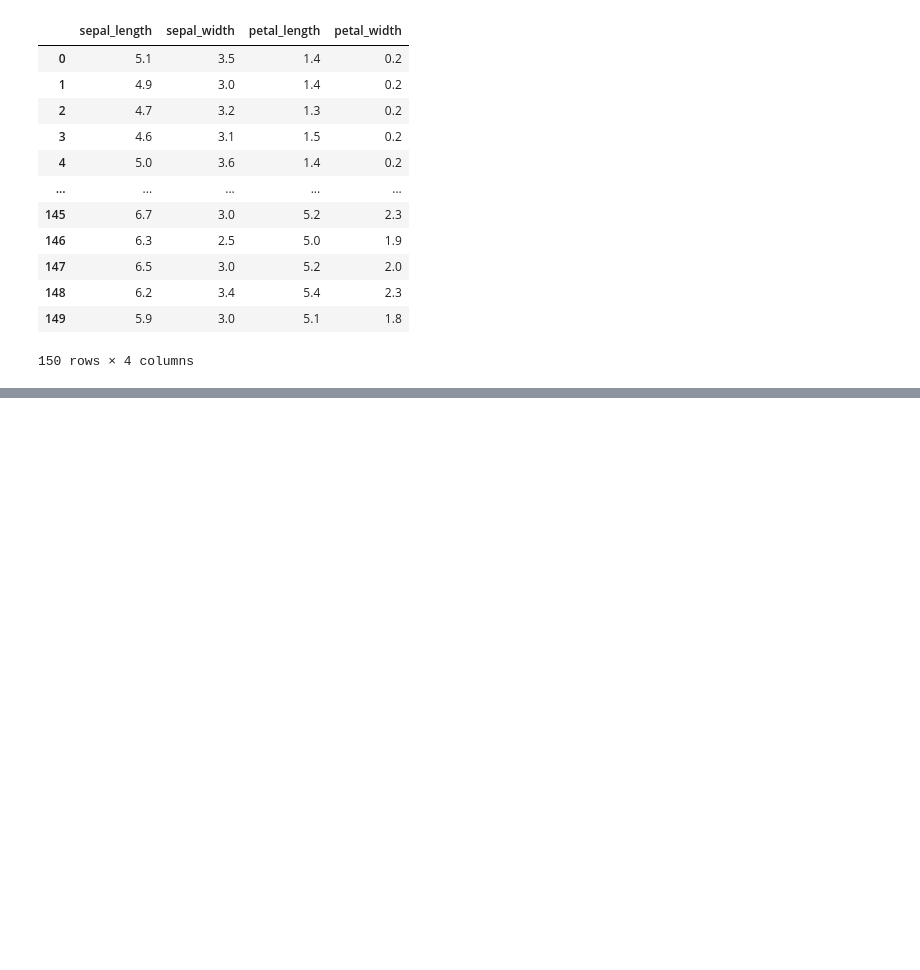
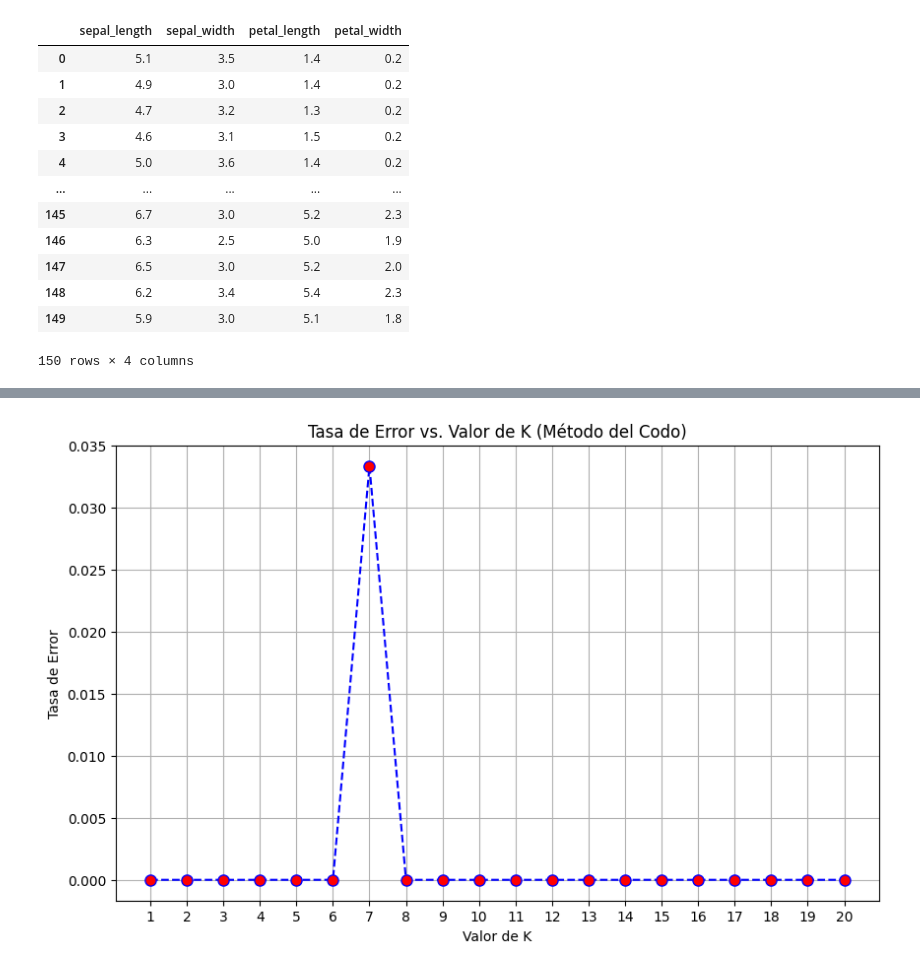
Before and after one commit to Jpablo179804/MineriaDatos, a Jupyter notebook: MineriaDatos.ipynb, the cells around one changed output, grey strips where cells are left out. Drawn from its saved outputs; the diff is of its cells as text; code cells hidden in the pictures; blank space fills up the shorter version.

```diff
--- a/MineriaDatos.ipynb
+++ b/MineriaDatos.ipynb
@@ -4889,0 +4950,18 @@ X
+# %%
+def distancia_manhattan(p1, p2):
+    return abs(p1[0]-p2[0]) + abs(p1[1]-p2[1])
+
+X = [(1,1), (2,3), (5,4), (6,5)]
+y = ['Baja', 'Baja', 'Alta', 'Alta']
+P = (4,3)
+
+distancias = []
+
+for i in range(len(X)):
+    d = distancia_manhattan(P, X[i])
+    distancias.append((d, y[i]))
+
+distancias.sort(key=lambda x: x[0])
+
+print(distancias)
+print("Clase asignada:", distancias[0][1])
@@ -4889,0 +5183,50 @@ X
+# %%
+import numpy as np
+import matplotlib.pyplot as plt
+from sklearn.datasets import load_iris
+from sklearn.model_selection import train_test_split
+from sklearn.neighbors import KNeighborsClassifier
+from sklearn.metrics import classification_report, accuracy_score
+
+iris = load_iris()
+X = iris.data    #largo/ancho de sépalo y pétalo
+y = iris.target  # 3 especies de flores
+
+#80% entrenamiento, 20% prueba
+X_train, X_test, y_train, y_test = train_test_split(X, y, test_size=0.20, random_state=42)
+
+# 3. Investigar el "Codo" para encontrar el mejor valor de k
+tasas_error = []
+
+#k desde 1 hasta 20
+rango_k = range(1, 21)
+for i in rango_k:
+    knn = KNeighborsClassifier(n_neighbors=i)
+    knn.fit(X_train, y_train)
+    pred_i = knn.predict(X_test)
+
+    tasas_error.append(np.mean(pred_i != y_test))
+
+plt.figure(figsize=(10, 6))
+plt.plot(rango_k, tasas_error, color='blue', linestyle='dashed', marker='o',
+         markerfacecolor='red', markersize=8)
+plt.title('Tasa de Error vs. Valor de K (Método del Codo)')
+plt.xlabel('Valor de K')
+plt.ylabel('Tasa de Error')
+plt.xticks(rango_k)
+plt.grid(True)
+plt.show()
+
+k_optimo = 3
+
+print(f"\nEntrenando el modelo final con K = {k_optimo}...\n")
+knn_optimo = KNeighborsClassifier(n_neighbors=k_optimo)
+knn_optimo.fit(X_train, y_train)
+predicciones = knn_optimo.predict(X_test)
+
+# Resultados
+print(f"Precisión (Accuracy): {accuracy_score(y_test, predicciones) * 100:.2f}%")
+print("\n--- Reporte de Clasificación ---")
+print(classification_report(y_test, predicciones, target_names=iris.target_names))
+# %% [output]
+[figure, added]
```
Also changed, not shown: parts of 41 cells of this notebook.
